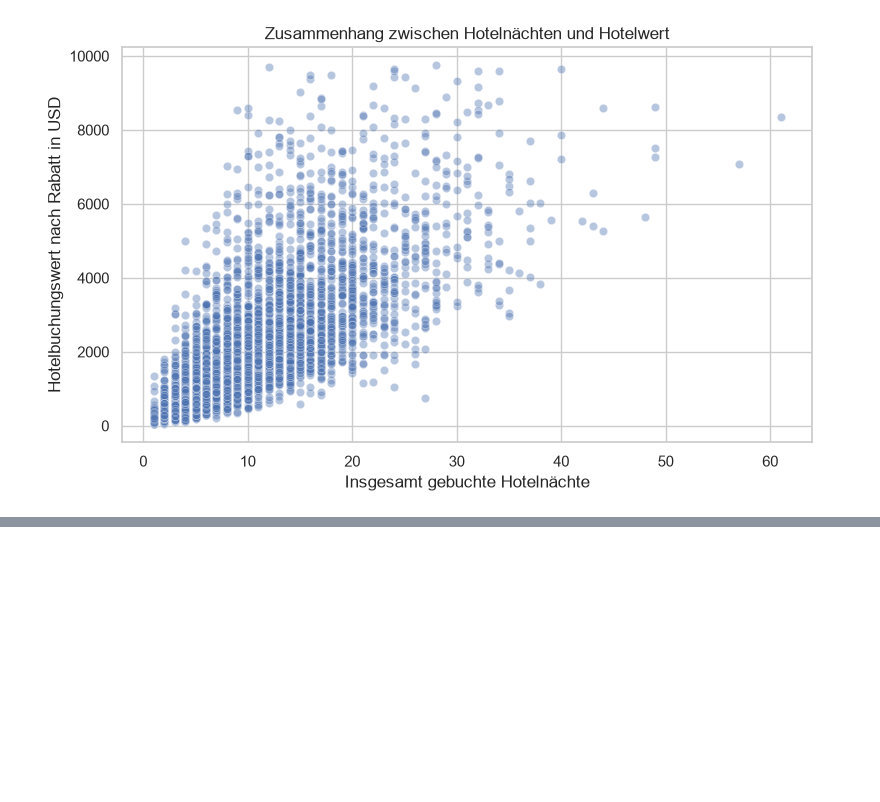
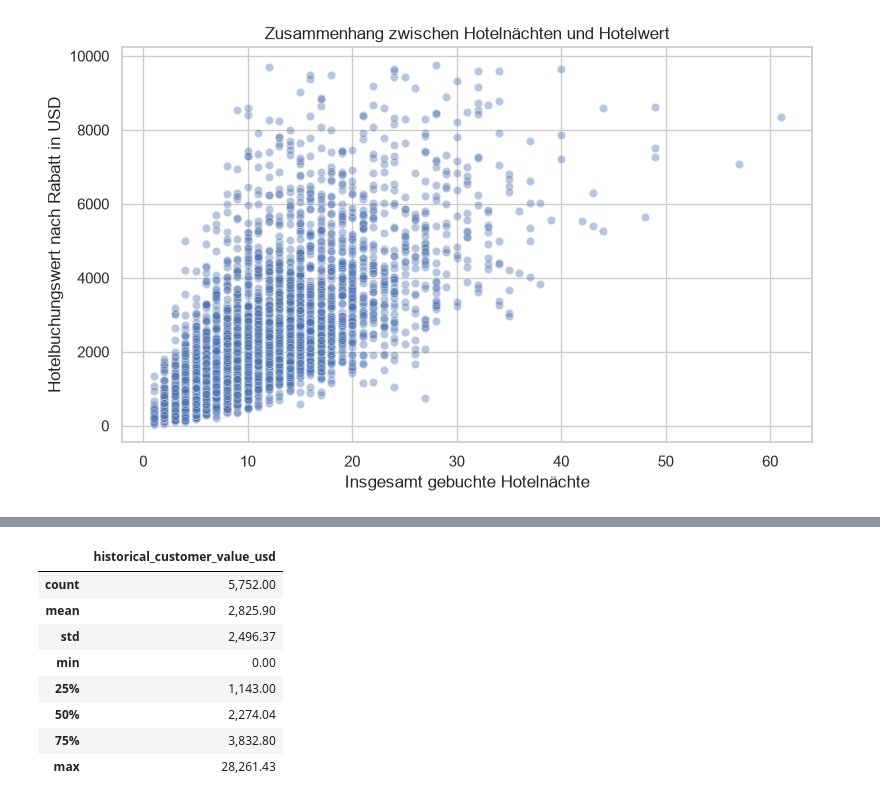
Before and after one commit to norawinkler/traveltide-customer-segmentation, a Jupyter notebook: notebooks/02_exploratory_data_analysis.ipynb, the cells around one changed output, grey strips where cells are left out. Cells and saved outputs as stored; diff of their text form; code cells hidden in the pictures; blank space fills up the shorter version.

```diff
--- a/notebooks/02_exploratory_data_analysis.ipynb
+++ b/notebooks/02_exploratory_data_analysis.ipynb
@@ -2712,0 +2870,18 @@ plt.show()
+# %%
+# Statistische Übersicht des historischen Kundenwerts
+
+display(
+    customer_features["historical_customer_value_usd"]
+    .describe()
+    .to_frame()
+)
+# %% [output]
+|  | historical_customer_value_usd |
+| count | 5,752.00 |
+| mean | 2,825.90 |
+| std | 2,496.37 |
+| min | 0.00 |
+| 25% | 1,143.00 |
+| 50% | 2,274.04 |
+| 75% | 3,832.80 |
+| max | 28,261.43 |
```
Also changed, not shown: parts of 10 cells of this notebook, 1 other file.
